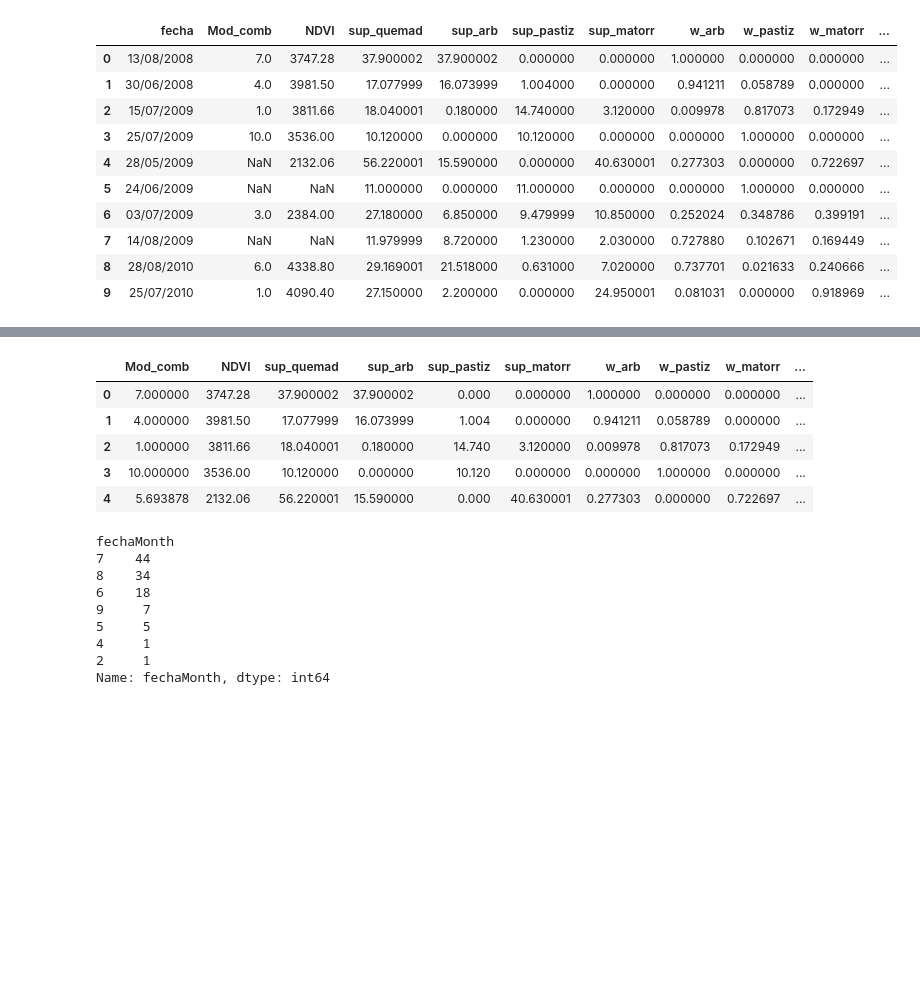
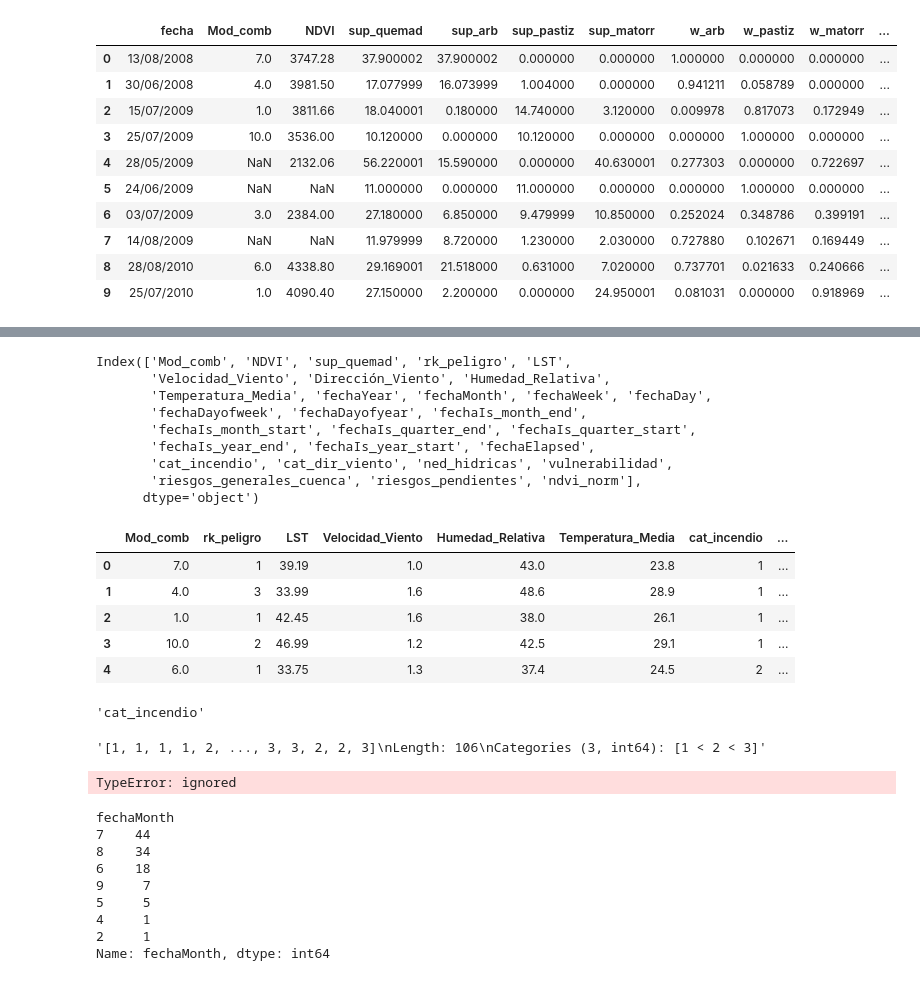
Before and after one commit to fire-classifying/fireclass, a Jupyter notebook: Proyecto_Incendios_v_1.ipynb, the cells around one changed output, grey strips where cells are left out. Cells and saved outputs as stored; diff of their text form; code cells hidden in the pictures; blank space fills up the shorter version.

```diff
--- a/Proyecto_Incendios_v_1.ipynb
+++ b/Proyecto_Incendios_v_1.ipynb
@@ -241,9 +262,38 @@ df['ndvi_norm'] = ((df.NDVI -df.NDVI.mean())/df.NDVI.std())+(3/6)
 # %%
-df.head()
+df.columns
 # %% [output]
-|  | Mod_comb | NDVI | sup_quemad | sup_arb | sup_pastiz | sup_matorr | w_arb | w_pastiz | w_matorr | ... |
-| 0 | 7.000000 | 3747.28 | 37.900002 | 37.900002 | 0.000 | 0.000000 | 1.000000 | 0.000000 | 0.000000 | ... |
-| 1 | 4.000000 | 3981.50 | 17.077999 | 16.073999 | 1.004 | 0.000000 | 0.941211 | 0.058789 | 0.000000 | ... |
-| 2 | 1.000000 | 3811.66 | 18.040001 | 0.180000 | 14.740 | 3.120000 | 0.009978 | 0.817073 | 0.172949 | ... |
-| 3 | 10.000000 | 3536.00 | 10.120000 | 0.000000 | 10.120 | 0.000000 | 0.000000 | 1.000000 | 0.000000 | ... |
-| 4 | 5.693878 | 2132.06 | 56.220001 | 15.590000 | 0.000 | 40.630001 | 0.277303 | 0.000000 | 0.722697 | ... |
+Index(['Mod_comb', 'NDVI', 'sup_quemad', 'rk_peligro', 'LST',
+       'Velocidad_Viento', 'Dirección_Viento', 'Humedad_Relativa',
+       'Temperatura_Media', 'fechaYear', 'fechaMonth', 'fechaWeek', 'fechaDay',
+       'fechaDayofweek', 'fechaDayofyear', 'fechaIs_month_end',
+       'fechaIs_month_start', 'fechaIs_quarter_end', 'fechaIs_quarter_start',
+       'fechaIs_year_end', 'fechaIs_year_start', 'fechaElapsed',
+       'cat_incendio', 'cat_dir_viento', 'ned_hidricas', 'vulnerabilidad',
+       'riesgos_generales_cuenca', 'riesgos_pendientes', 'ndvi_norm'],
+      dtype='object')
+# %%
+# Eliminar columnas innecesarias
+df.drop(['sup_quemad','fechaYear', 'fechaMonth', 'fechaWeek', 'fechaDay',
+       'fechaDayofweek', 'fechaDayofyear', 'fechaIs_month_end',
+       'fechaIs_month_start', 'fechaIs_quarter_end', 'fechaIs_quarter_start',
+       'fechaIs_year_end', 'fechaIs_year_start', 'fechaElapsed'], axis = 1, inplace = True)
+# %%
+# Eliminar nas en variable a predecir
+df1= df.dropna(axis=0)
+# %%
+df1.drop('NDVI', axis = 1, inplace = True)
+# %%
+df1.drop('Dirección_Viento', axis = 1, inplace = True)
+# %%
+df1.head()
+# %% [output]
+|  | Mod_comb | rk_peligro | LST | Velocidad_Viento | Humedad_Relativa | Temperatura_Media | cat_incendio | ... |
+| 0 | 7.0 | 1 | 39.19 | 1.0 | 43.0 | 23.8 | 1 | ... |
+| 1 | 4.0 | 3 | 33.99 | 1.6 | 48.6 | 28.9 | 1 | ... |
+| 2 | 1.0 | 1 | 42.45 | 1.6 | 38.0 | 26.1 | 1 | ... |
+| 3 | 10.0 | 2 | 46.99 | 1.2 | 42.5 | 29.1 | 1 | ... |
+| 4 | 6.0 | 1 | 33.75 | 1.3 | 37.4 | 24.5 | 2 | ... |
+# %%
+df1.columns[6]
+# %% [output]
+'cat_incendio'
@@ -249,0 +309,10 @@ df.head()
+# %%
+str(Output_Data)
+# %% [output]
+'[1, 1, 1, 1, 2, ..., 3, 3, 2, 2, 3]\nLength: 106\nCategories (3, int64): [1 < 2 < 3]'
+# %%
+# Separacion muestra: entrenamiento y test
+from sklearn.model_selection import train_test_split
+X_train,X_test,y_train,y_test = train_test_split(Input_Data,Output_Data,test_size=0.2)
+# %% [output]
+TypeError: ignored
```
Also changed, not shown: parts of 14 cells of this notebook.
